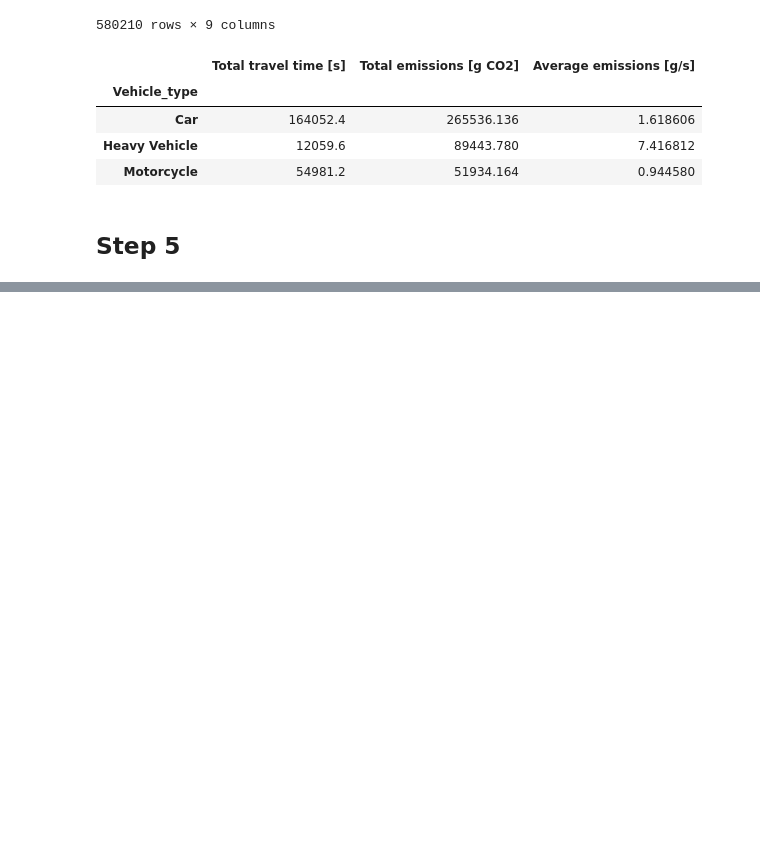
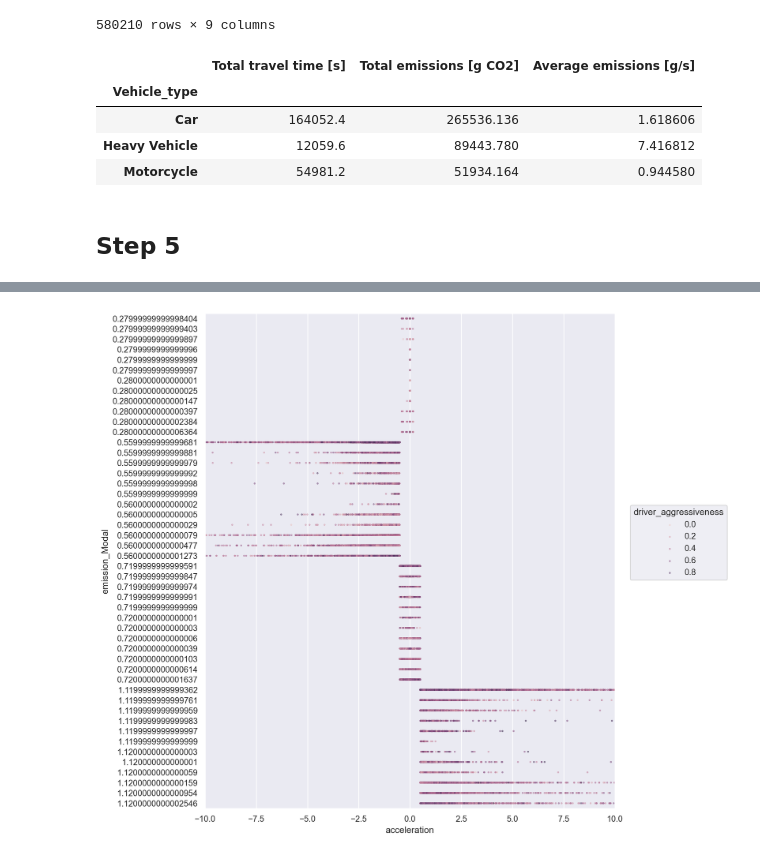
Before and after one commit to s221568/Trafic, a Jupyter notebook: Lab 2/JA.ipynb, the cells around one changed output, grey strips where cells are left out. Cells and saved outputs as stored; diff of their text form; code cells hidden in the pictures; blank space fills up the shorter version.

```diff
--- a/Lab 2/JA.ipynb
+++ b/Lab 2/JA.ipynb
@@ -351,0 +399,11 @@ display(by_driver_behaviour)
+# %%
+(
+    so.Plot(data=df_cars, x="acceleration", y="emission_Modal", color="driver_aggressiveness")
+    .add(so.Dot(alpha=0.5, pointsize=2))
+    .limit(x=(-10,10))
+    .layout(size=(10,10))
+    .scale(y=so.Nominal())
+    .plot()
+)
+# %% [output]
+[figure, added]
```
Also changed, not shown: parts of 11 cells of this notebook.
